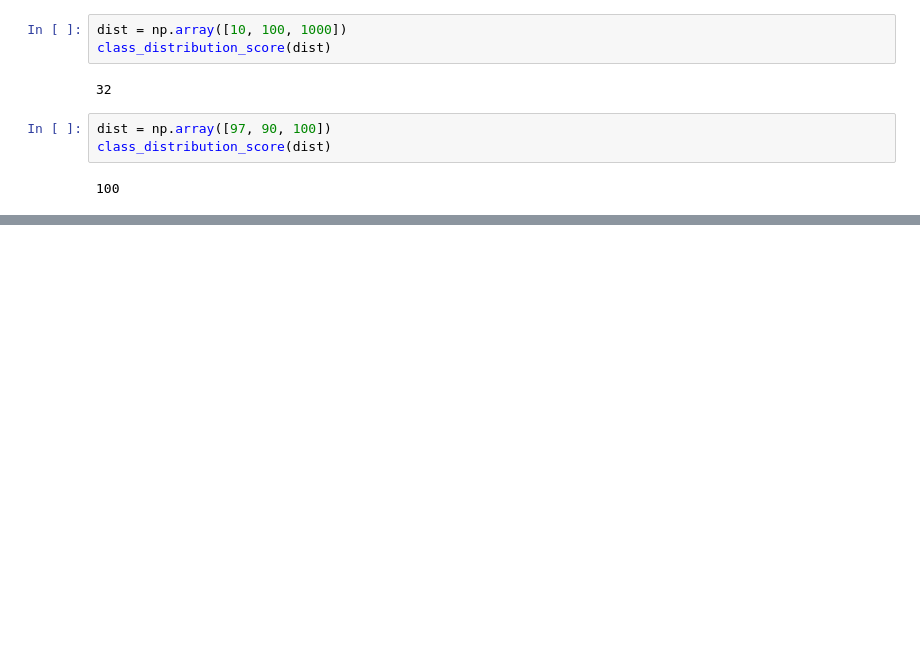
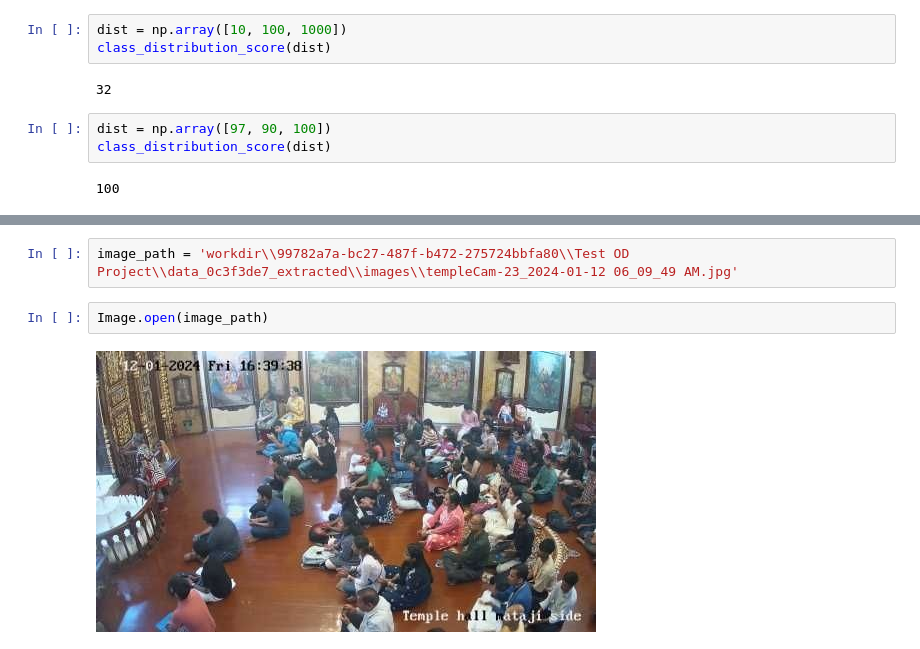
Before and after one commit to sarkarsachin57/ZELLA, a Jupyter notebook: backend/test.ipynb, the cells around one changed output, grey strips where cells are left out. Cells and saved outputs as stored; diff of their text form; blank space fills up the shorter version.

```diff
--- a/backend/test.ipynb
+++ b/backend/test.ipynb
@@ -1426,0 +1552,6 @@ class_distribution_score(dist)
+# %%
+image_path = 'workdir\\99782a7a-bc27-487f-b472-275724bbfa80\\Test OD Project\\data_0c3f3de7_extracted\\images\\templeCam-23_2024-01-12 06_09_49 AM.jpg'
+# %%
+Image.open(image_path)
+# %% [output]
+[figure, added]
```
Also changed, not shown: parts of 16 cells of this notebook, 2 other files.
